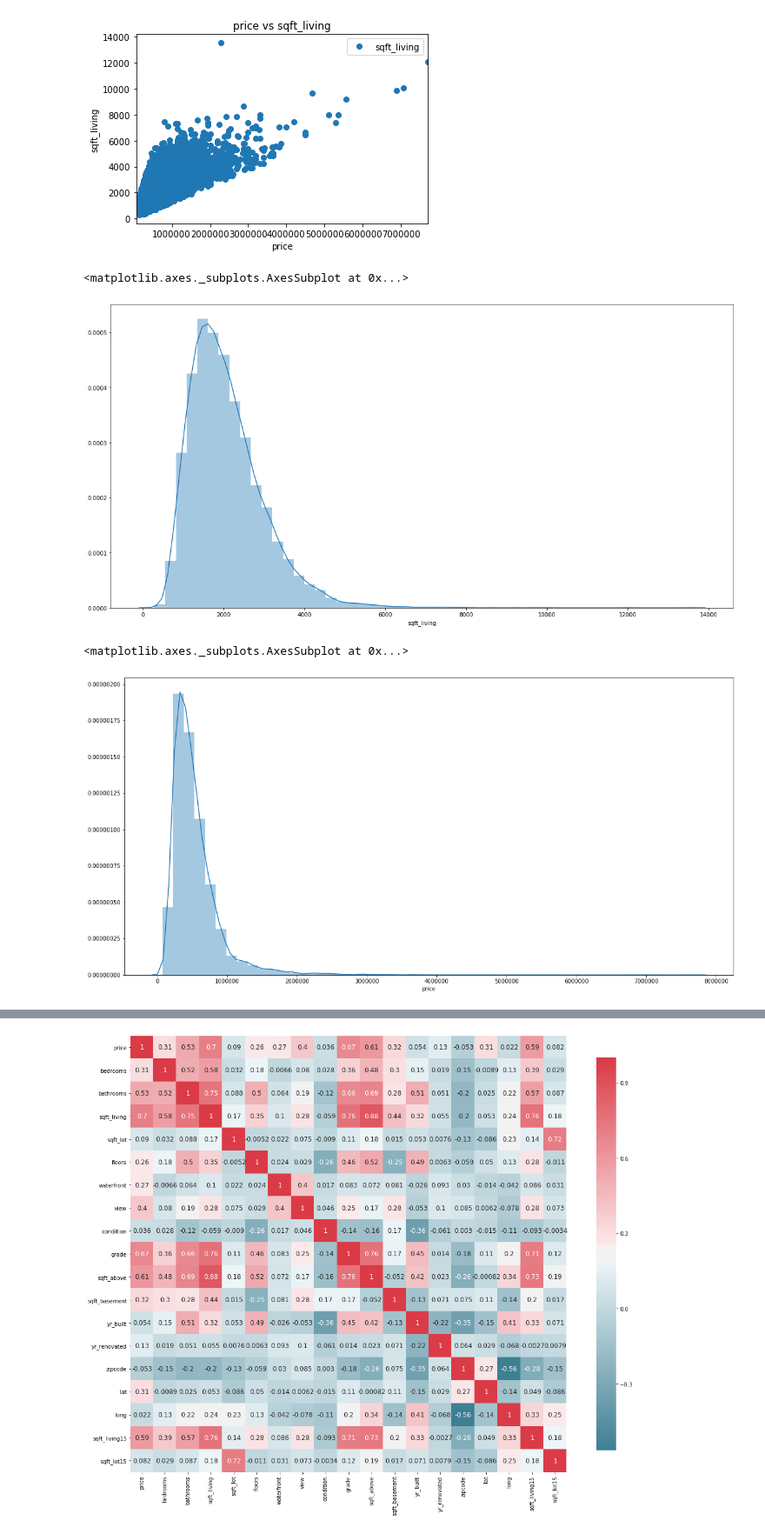
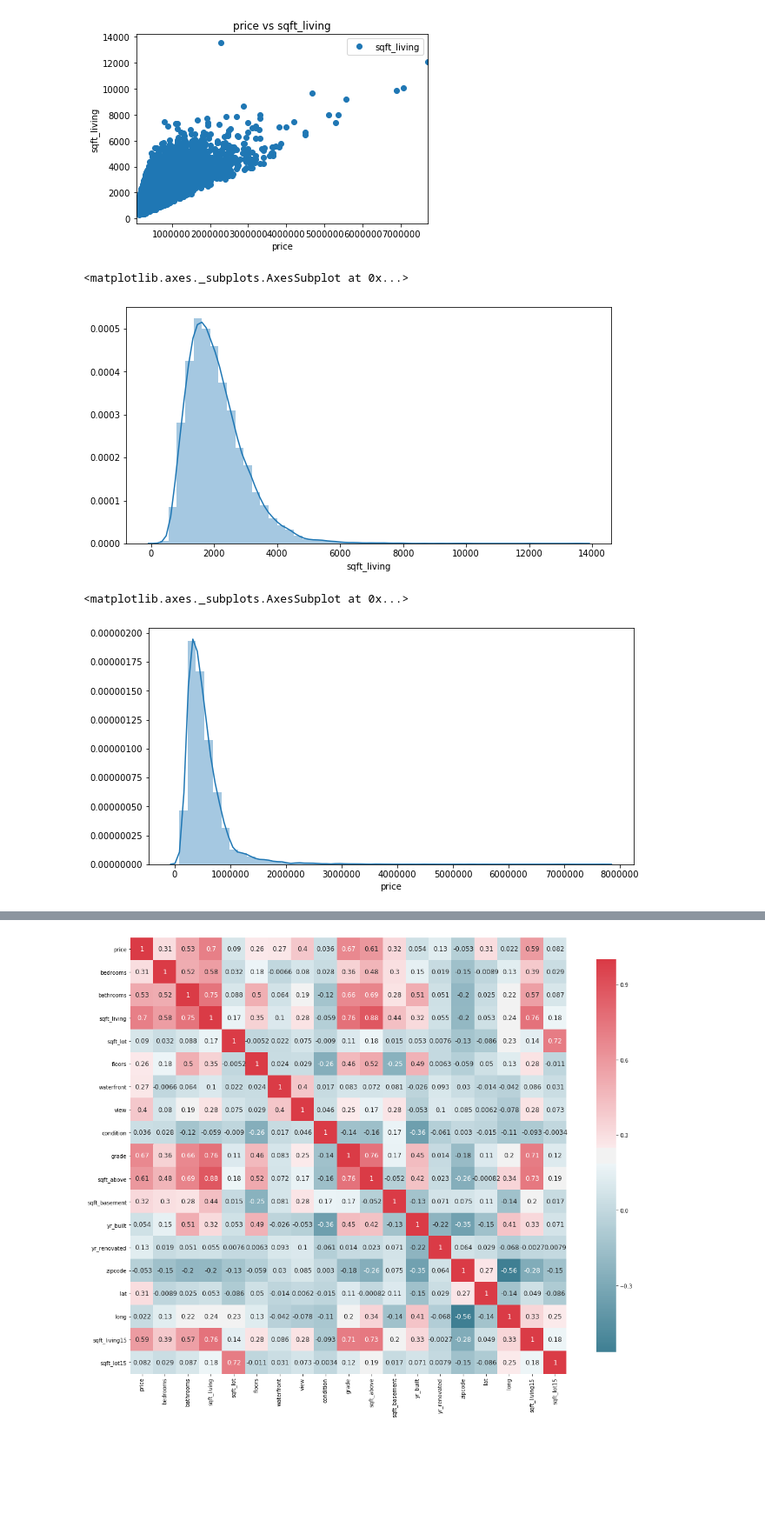
Before and after one commit to H-JEMAI/Hatem-JEMAI, a Jupyter notebook: CHECK POINT3_regr_model-Copy3.ipynb, the cells around one changed output, grey strips where cells are left out. Shown at 87% size. Saved outputs shown, nothing was run; the diff lists cells and outputs as text; code cells hidden in the pictures; blank space fills up the shorter version.

```diff
--- a/CHECK POINT3_regr_model-Copy3.ipynb
+++ b/CHECK POINT3_regr_model-Copy3.ipynb
@@ -342,16 +351,16 @@ plt.show()
 # %% [output]
 [figure]
 # %%
-plt.figure(figsize=(20,10))
+plt.figure(figsize=(10,5))
 plt.tight_layout()
 seabornInstance.distplot(data['sqft_living'])
 # %% [output]
 <matplotlib.axes._subplots.AxesSubplot at 0x...>
-[figure, old version]
+[figure, new version]
 # %%
-plt.figure(figsize=(20,10))
+plt.figure(figsize=(10,5))
 plt.tight_layout()
 seabornInstance.distplot(data['price'])
 # %% [output]
 <matplotlib.axes._subplots.AxesSubplot at 0x...>
-[figure, old version]
+[figure, new version]
```
Also changed, not shown: parts of 28 cells of this notebook.
